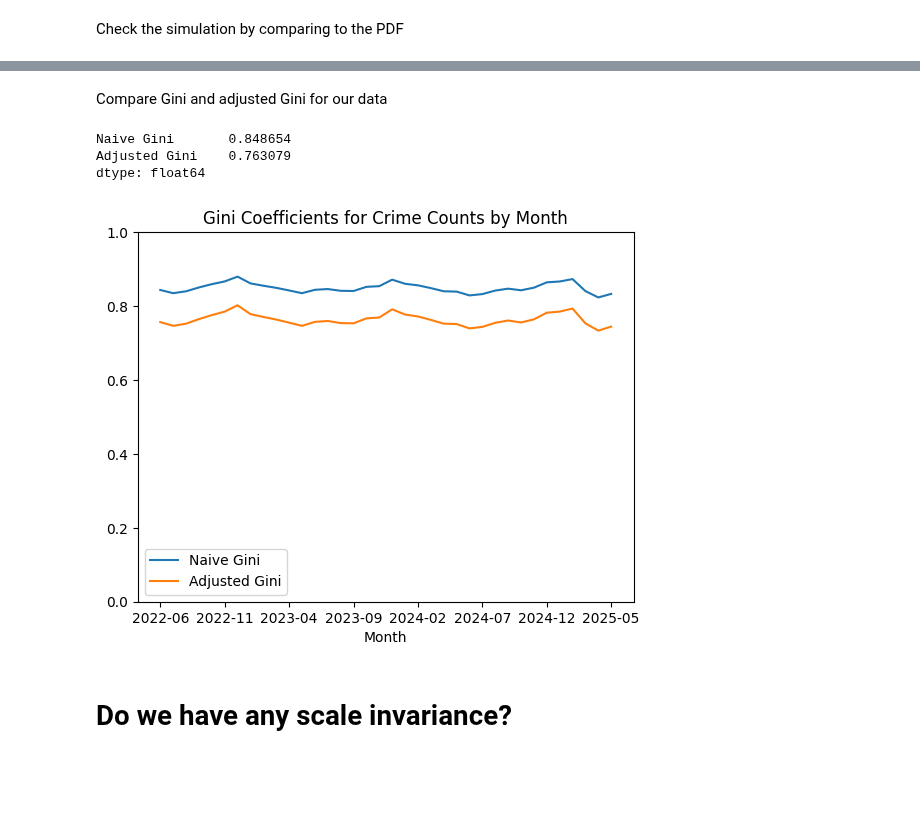
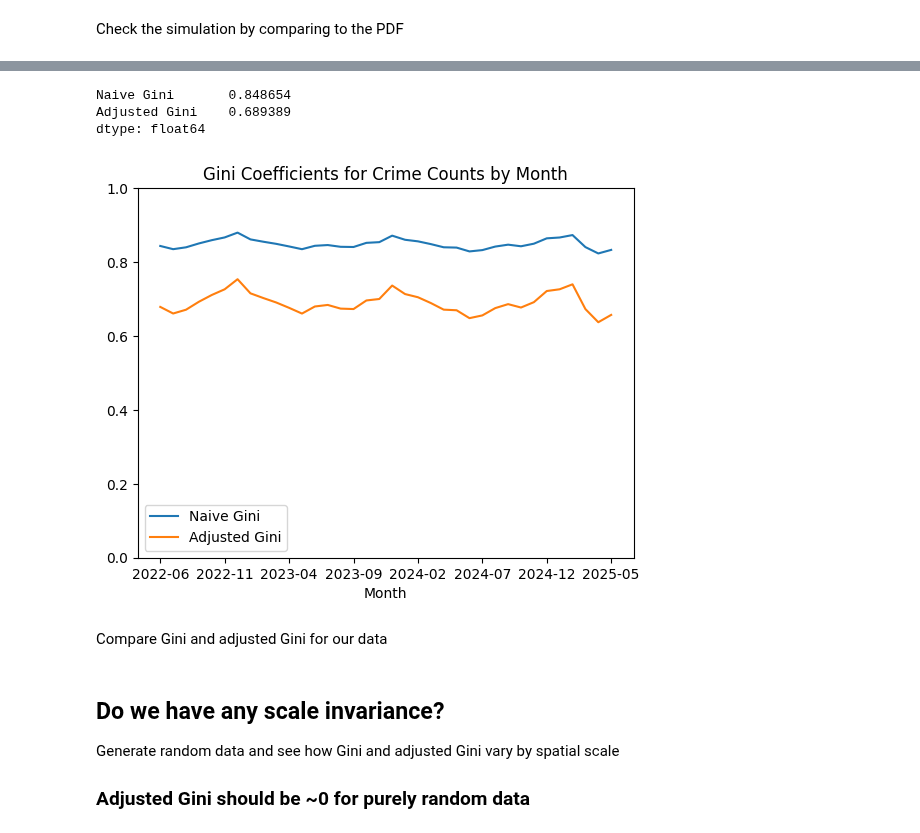
Before and after one commit to safer-streets/safer-streets-core, a Jupyter notebook: gini.ipynb, the cells around one changed output, grey strips where cells are left out. Saved outputs shown, nothing was run; the diff lists cells and outputs as text; code cells hidden in the pictures; blank space fills up the shorter version.

```diff
--- a/gini.ipynb
+++ b/gini.ipynb
@@ -206,18 +206,33 @@ here CDF values for negative $k$ are zero
 def poisson_lorenz_sum(dist):
     # work out how many terms we need to sum
     length = 5
-    while dist.pmf(length) > 1e-5:  # this seems to get double precision
+    while dist.cdf(length) < 1 - 1e-16:  # this seems to get double precision
         length += 1
 
+    print(length)
+
     # sum( p(k) * (P(k-1) + P(k-2)) / 2)
-    pdf = dist.pmf(range(1, 10))
-    cdf = (dist.cdf(range(-1, 8)) + dist.cdf(range(9))) / 2
+    pdf = dist.pmf(range(1, length))
+    cdf = (dist.cdf(range(-1, length - 2)) + dist.cdf(range(length - 1))) / 2
+
+
+
     return pdf @ cdf
 
+def poisson_lorenz_sum2(n_crimes: int, n_features: int):
+    "This works better than above but still has wobbles"
+    x = np.linspace(0, 1, n_features)
+    x[0] = 1e-9
+    icdf = poisson(n_crimes / n_features).ppf(x)
+    lorenz0 = icdf.cumsum() / n_crimes
+    lorenz0[-1] = 1.0
 
-A0 = poisson_lorenz_sum(dist)
+    return lorenz0.mean()
+
+A0old = poisson_lorenz_sum(dist)
+A0 = poisson_lorenz_sum2(n_crimes_per_month, n_spatial_units)
 
 # check numerically
 A0check = lorenz.analytic.sum() / n_spatial_units  # len(lorenz)
-A0, A0check
+A0, A0check, A0old
 # %% [output]
@@ -225,25 +289,29 @@ A0, A0check
+# %%
+def adjusted_gini(lorenz: pd.Series, A0: float) -> float:
+    """
+    Calculate the adjusted Gini coefficient from a Lorenz curve and the A0 value.
+    """
+    # A0 is red + grey in graph above
+    A = lorenz.sum() / len(lorenz)
+    return (A0 - A) / A0
+
+
+gini = pd.DataFrame(index=count_data.columns)
+
+gini["Naive Gini"] = gini.index.map(lambda m: calc_gini(count_data[m])[0])
+gini["Adjusted Gini"] = gini.index.map(lambda m: adjusted_gini(lorenz_curves[m], A0))
+ax = gini.plot(ylim=(0, 1), title="Gini Coefficients for Crime Counts by Month")
+gini.mean()
+# %% [output]
+Naive Gini       0.848654
+Adjusted Gini    0.689389
+dtype: float64
+[figure, added]
 # %% [markdown]
 Compare Gini and adjusted Gini for our data
-# %%
-def adjusted_gini(lorenz: pd.Series, A0: float) -> float:
-    """
-    Calculate the adjusted Gini coefficient from a Lorenz curve and the A0 value.
-    """
-    A = lorenz.sum() / len(lorenz)
-    return A0 / (A0 + A)
-
-
-gini = pd.DataFrame(index=count_data.columns)
-
-gini["Naive Gini"] = gini.index.map(lambda m: calc_gini(count_data[m])[0])
-gini["Adjusted Gini"] = gini.index.map(lambda m: adjusted_gini(lorenz_curves[m], A0))
-ax = gini.plot(ylim=(0, 1), title="Gini Coefficients for Crime Counts by Month")
-
-gini.mean()
-# %% [output]
-Naive Gini       0.848654
-Adjusted Gini    0.763079
-dtype: float64
-[figure, removed]
 # %% [markdown]
-# Do we have any scale invariance?
+## Do we have any scale invariance?
+
+Generate random data and see how Gini and adjusted Gini vary by spatial scale
+
+### Adjusted Gini should be ~0 for purely random data
```
Also changed, not shown: parts of 17 cells of this notebook, 2 other files.
